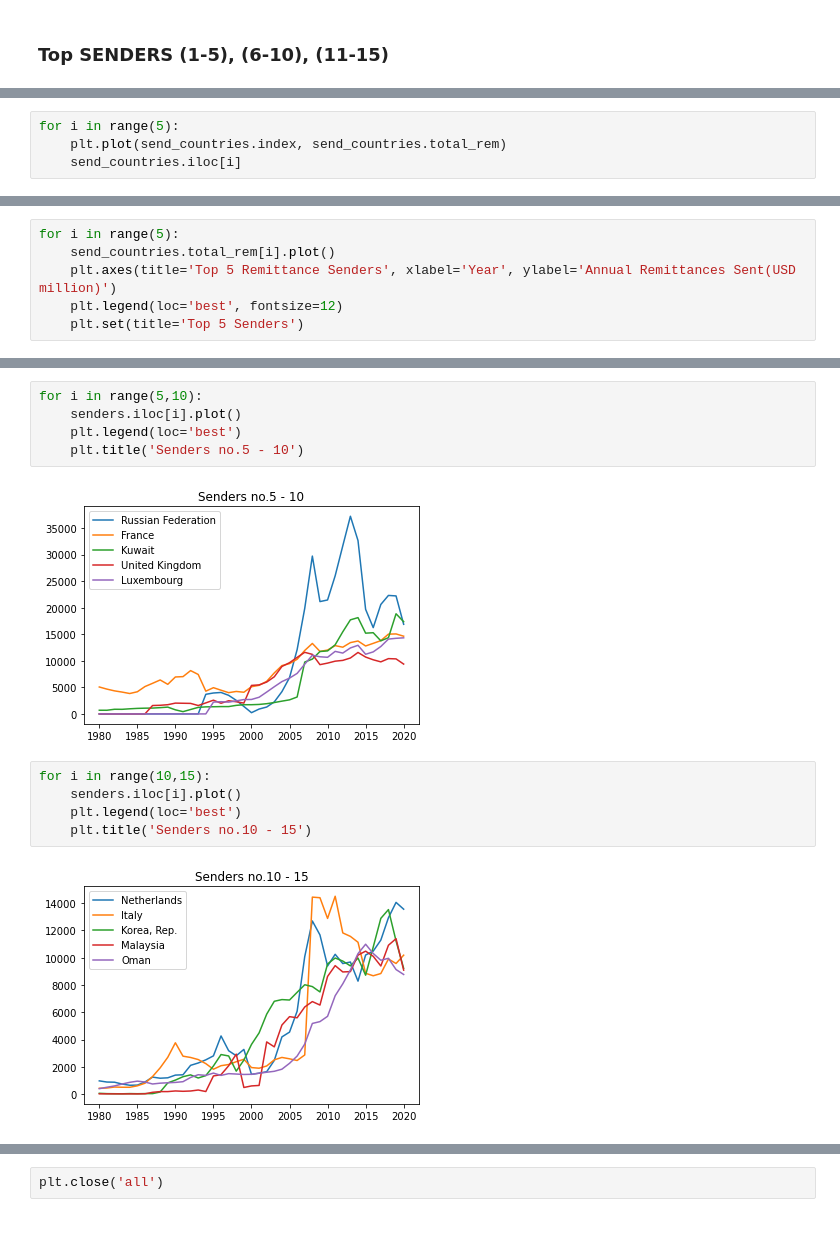
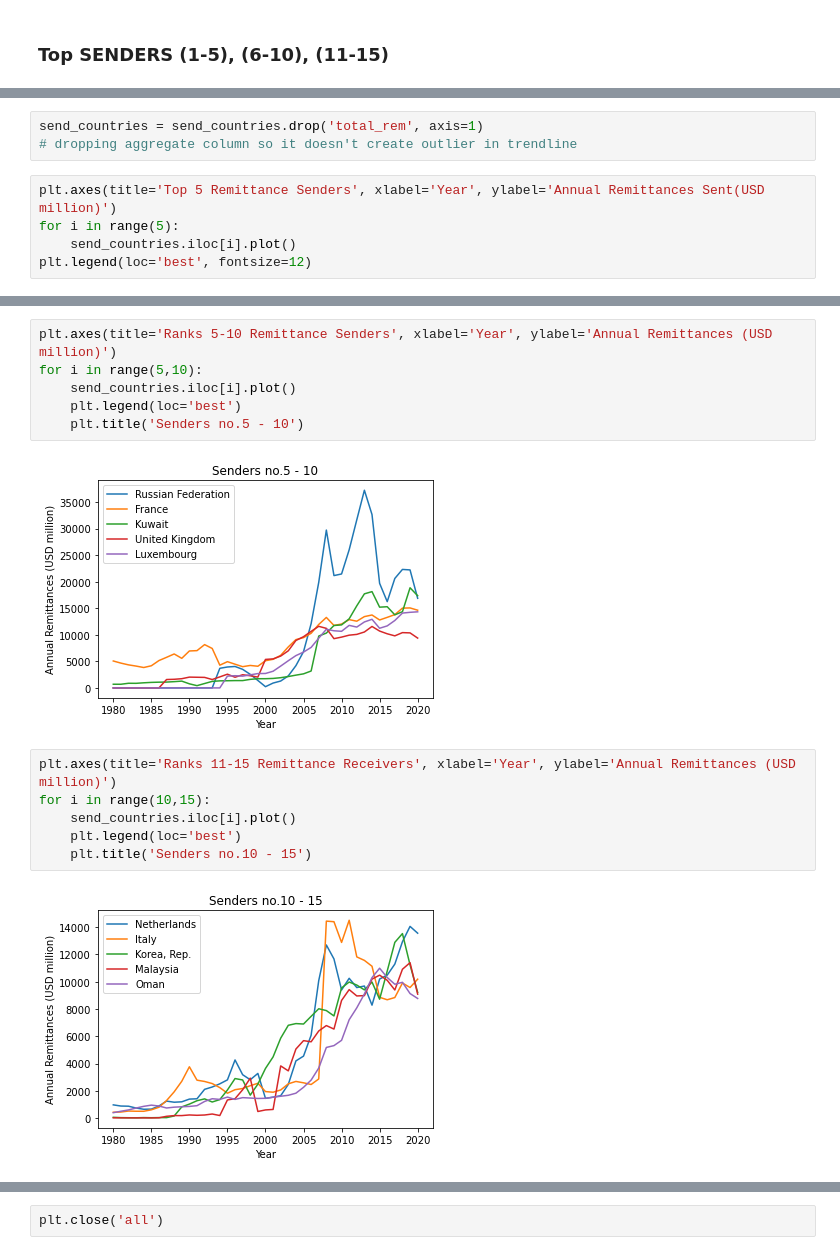
Before and after one commit to bukanif/CYPLAN255-1, a Jupyter notebook: notebooks_copy_2/Remittances2.ipynb, the cells around one changed output, grey strips where cells are left out. Saved outputs shown, nothing was run; the diff lists cells and outputs as text; blank space fills up the shorter version.

Commit message:
Updated Remittances file with figure labels (working copy; regional analysis)

```diff
--- a/notebooks_copy_2/Remittances2.ipynb
+++ b/notebooks_copy_2/Remittances2.ipynb
@@ -257,4 +214,0 @@ Name: Saudi Arabia, dtype: float64
-# %%
-for i in range(5):
-    plt.plot(send_countries.index, send_countries.total_rem)
-    send_countries.iloc[i]
@@ -263,6 +215,8 @@ for i in range(5):
+# %%
+send_countries = send_countries.drop('total_rem', axis=1)
+# dropping aggregate column so it doesn't create outlier in trendline
 # %%
+plt.axes(title='Top 5 Remittance Senders', xlabel='Year', ylabel='Annual Remittances Sent(USD million)')
 for i in range(5):
-    send_countries.total_rem[i].plot()
-    plt.axes(title='Top 5 Remittance Senders', xlabel='Year', ylabel='Annual Remittances Sent(USD million)')
-    plt.legend(loc='best', fontsize=12)
-    plt.set(title='Top 5 Senders')
+    send_countries.iloc[i].plot()
+plt.legend(loc='best', fontsize=12)
@@ -269,14 +226,16 @@ for i in range(5):
 # %%
+plt.axes(title='Ranks 5-10 Remittance Senders', xlabel='Year', ylabel='Annual Remittances (USD million)')
 for i in range(5,10):
-    senders.iloc[i].plot()
+    send_countries.iloc[i].plot()
     plt.legend(loc='best')
     plt.title('Senders no.5 - 10')
 # %% [output]
-[figure, old version]
+[figure, new version]
 # %%
+plt.axes(title='Ranks 11-15 Remittance Receivers', xlabel='Year', ylabel='Annual Remittances (USD million)')
 for i in range(10,15):
-    senders.iloc[i].plot()
+    send_countries.iloc[i].plot()
     plt.legend(loc='best')
     plt.title('Senders no.10 - 15')
 # %% [output]
-[figure, old version]
+[figure, new version]
```
Also changed, not shown: parts of 31 cells of this notebook.
